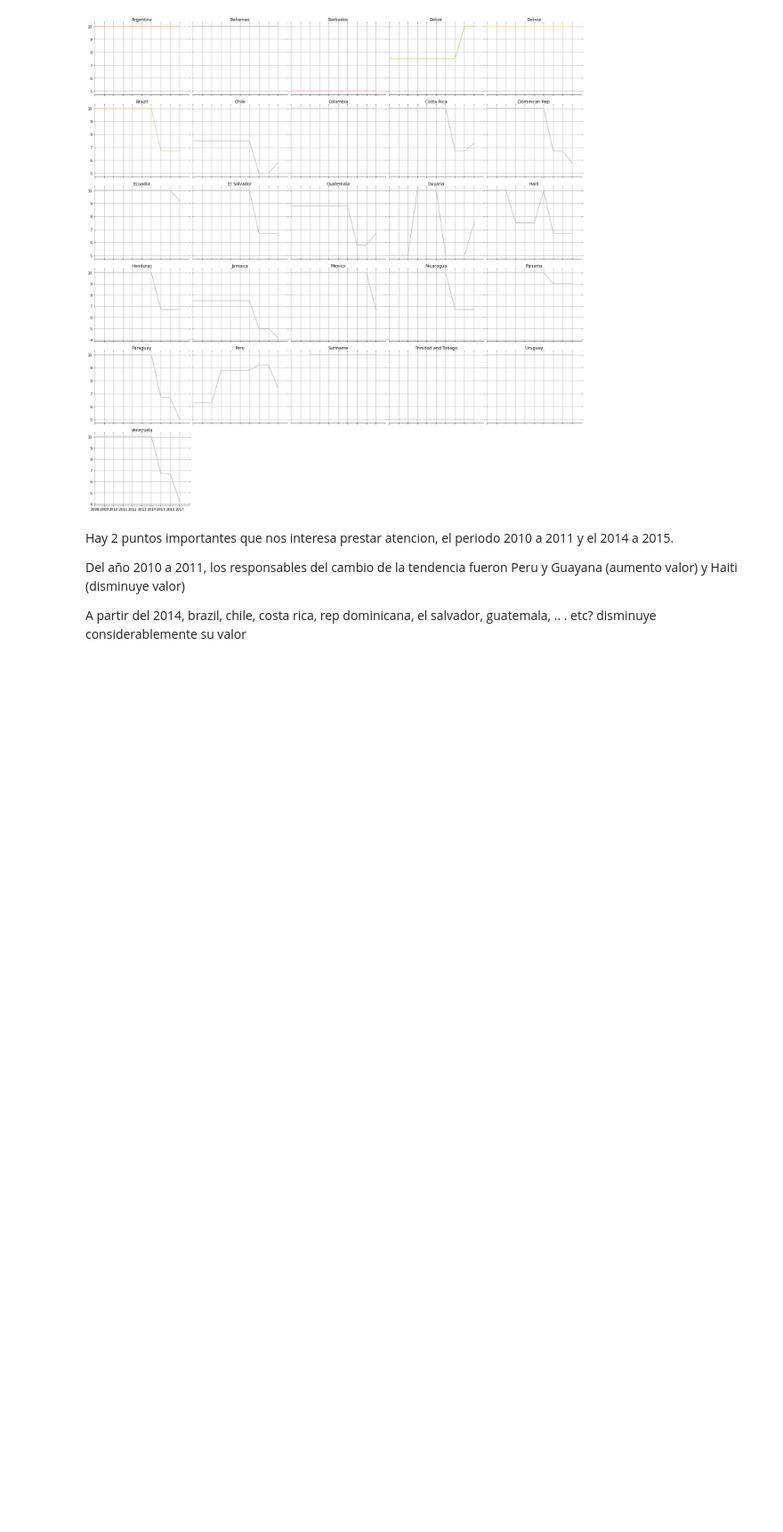
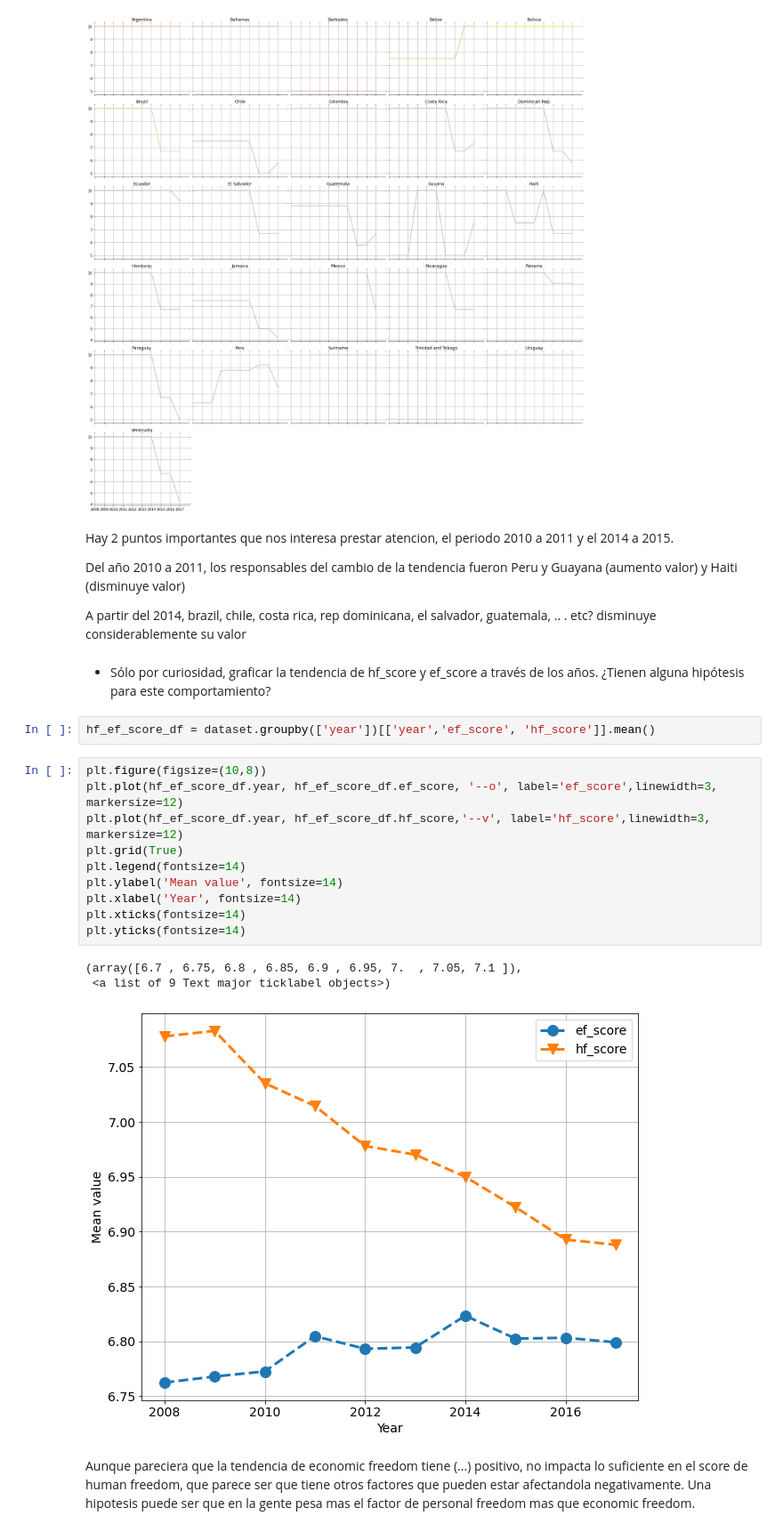
Before and after one commit to danicattaneob/diplo-datos-ayvd-g1, a Jupyter notebook: 02-bv-respuestas.ipynb, the cells around one changed output. Shown at 89% size. Saved outputs shown, nothing was run; the diff lists cells and outputs as text; blank space fills up the shorter version.

```diff
--- a/02-bv-ejercicio-2.ipynb
+++ b/02-bv-respuestas.ipynb
@@ -320,3 +313,23 @@ Hay 2 puntos importantes que nos interesa prestar atencion, el periodo 2010 a 20
 Del año 2010 a 2011, los responsables del cambio de la tendencia fueron Peru y Guayana (aumento valor) y Haiti (disminuye valor)
 
 A partir del 2014, brazil, chile, costa rica, rep dominicana, el salvador, guatemala, .. . etc? disminuye considerablemente su valor
+# %% [markdown]
+* Sólo por curiosidad, graficar la tendencia de hf_score y ef_score a través de los años. ¿Tienen alguna hipótesis para este comportamiento?
+# %%
+hf_ef_score_df = dataset.groupby(['year'])[['year','ef_score', 'hf_score']].mean()
+# %%
+plt.figure(figsize=(10,8))
+plt.plot(hf_ef_score_df.year, hf_ef_score_df.ef_score, '--o', label='ef_score',linewidth=3, markersize=12)
+plt.plot(hf_ef_score_df.year, hf_ef_score_df.hf_score,'--v', label='hf_score',linewidth=3, markersize=12)
+plt.grid(True)
+plt.legend(fontsize=14)
+plt.ylabel('Mean value', fontsize=14)
+plt.xlabel('Year', fontsize=14)
+plt.xticks(fontsize=14)
+plt.yticks(fontsize=14)
+# %% [output]
+(array([6.7 , 6.75, 6.8 , 6.85, 6.9 , 6.95, 7.  , 7.05, 7.1 ]),
+ <a list of 9 Text major ticklabel objects>)
+[figure, added]
+# %% [markdown]
+Aunque pareciera que la tendencia de economic freedom tiene (...) positivo, no impacta lo suficiente en el score de human freedom, que parece ser que tiene otros factores que pueden estar afectandola negativamente. Una hipotesis puede ser que en la gente pesa mas el factor de personal freedom mas que economic freedom.
```
Also changed, not shown: parts of 25 cells of this notebook.
